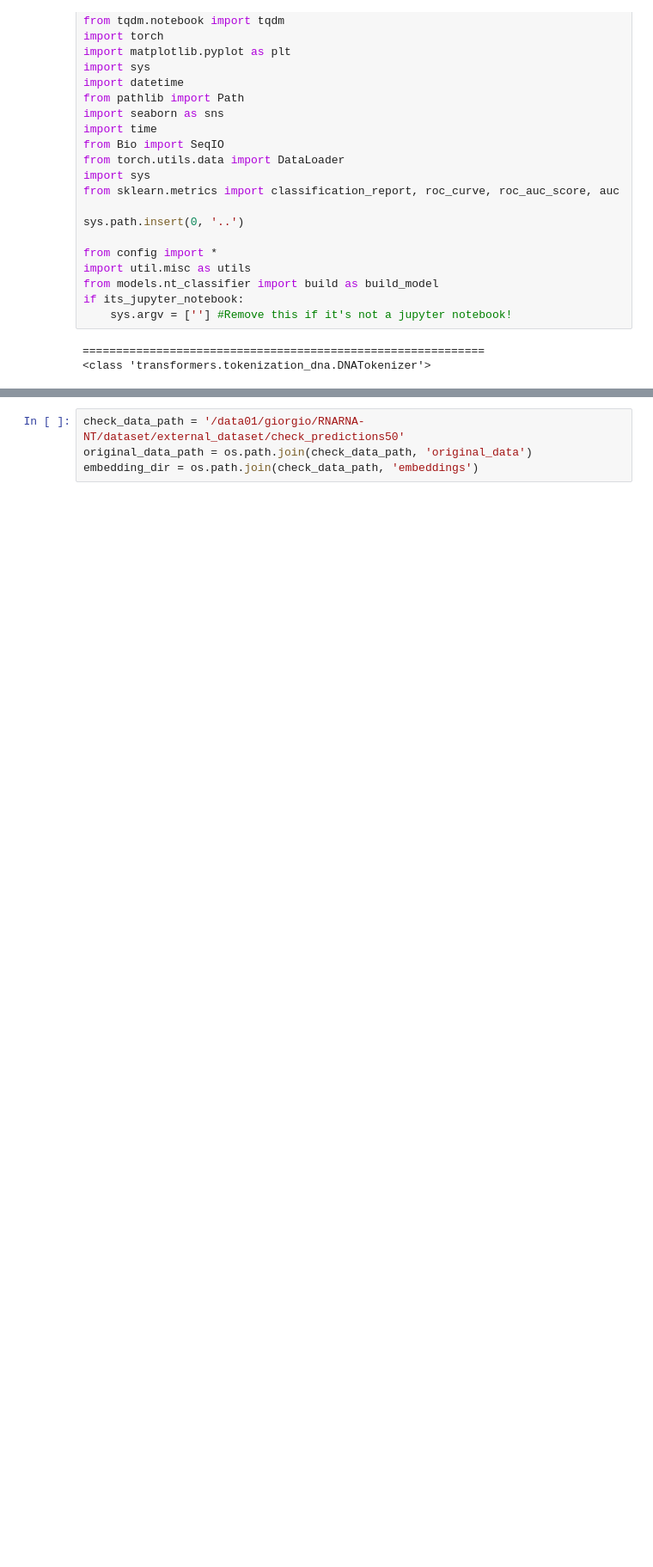
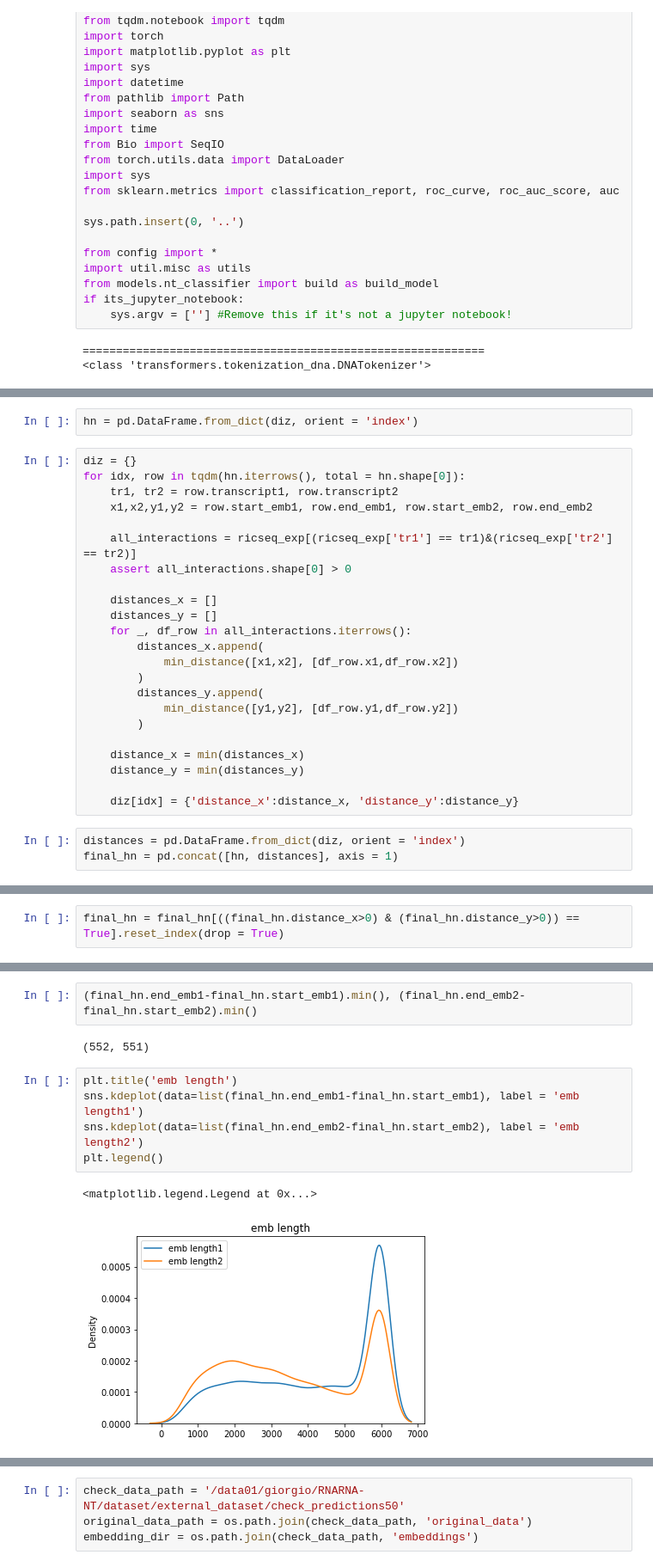
Before and after one commit to giorgiobini/RIME, a Jupyter notebook: src/check_predictions_with_adri.ipynb, the cells around one changed output, grey strips where cells are left out. Shown at 86% size. Cells and saved outputs as stored; diff of their text form; blank space fills up the shorter version.

```diff
--- a/src/check_predictions_with_adri.ipynb
+++ b/src/check_predictions_with_adri.ipynb
@@ -32,0 +249,28 @@ if its_jupyter_notebook:
+# %%
+hn = pd.DataFrame.from_dict(diz, orient = 'index')
+# %%
+diz = {}
+for idx, row in tqdm(hn.iterrows(), total = hn.shape[0]):
+    tr1, tr2 = row.transcript1, row.transcript2
+    x1,x2,y1,y2 = row.start_emb1, row.end_emb1, row.start_emb2, row.end_emb2
+
+    all_interactions = ricseq_exp[(ricseq_exp['tr1'] == tr1)&(ricseq_exp['tr2'] == tr2)]
+    assert all_interactions.shape[0] > 0
+
+    distances_x = []
+    distances_y = []
+    for _, df_row in all_interactions.iterrows():
+        distances_x.append(
+            min_distance([x1,x2], [df_row.x1,df_row.x2])
+        )
+        distances_y.append(
+            min_distance([y1,y2], [df_row.y1,df_row.y2])
+        )
+
+    distance_x = min(distances_x)
+    distance_y = min(distances_y)
+
+    diz[idx] = {'distance_x':distance_x, 'distance_y':distance_y}
+# %%
+distances = pd.DataFrame.from_dict(diz, orient = 'index')
+final_hn = pd.concat([hn, distances], axis = 1)
@@ -32,0 +283,2 @@ if its_jupyter_notebook:
+# %%
+final_hn = final_hn[((final_hn.distance_x>0) & (final_hn.distance_y>0)) == True].reset_index(drop = True)
@@ -32,0 +296,12 @@ if its_jupyter_notebook:
+# %%
+(final_hn.end_emb1-final_hn.start_emb1).min(), (final_hn.end_emb2-final_hn.start_emb2).min()
+# %% [output]
+(552, 551)
+# %%
+plt.title('emb length')
+sns.kdeplot(data=list(final_hn.end_emb1-final_hn.start_emb1), label = 'emb length1')
+sns.kdeplot(data=list(final_hn.end_emb2-final_hn.start_emb2), label = 'emb length2')
+plt.legend()
+# %% [output]
+<matplotlib.legend.Legend at 0x...>
+[figure, added]
```
Also changed, not shown: parts of 76 cells of this notebook.
